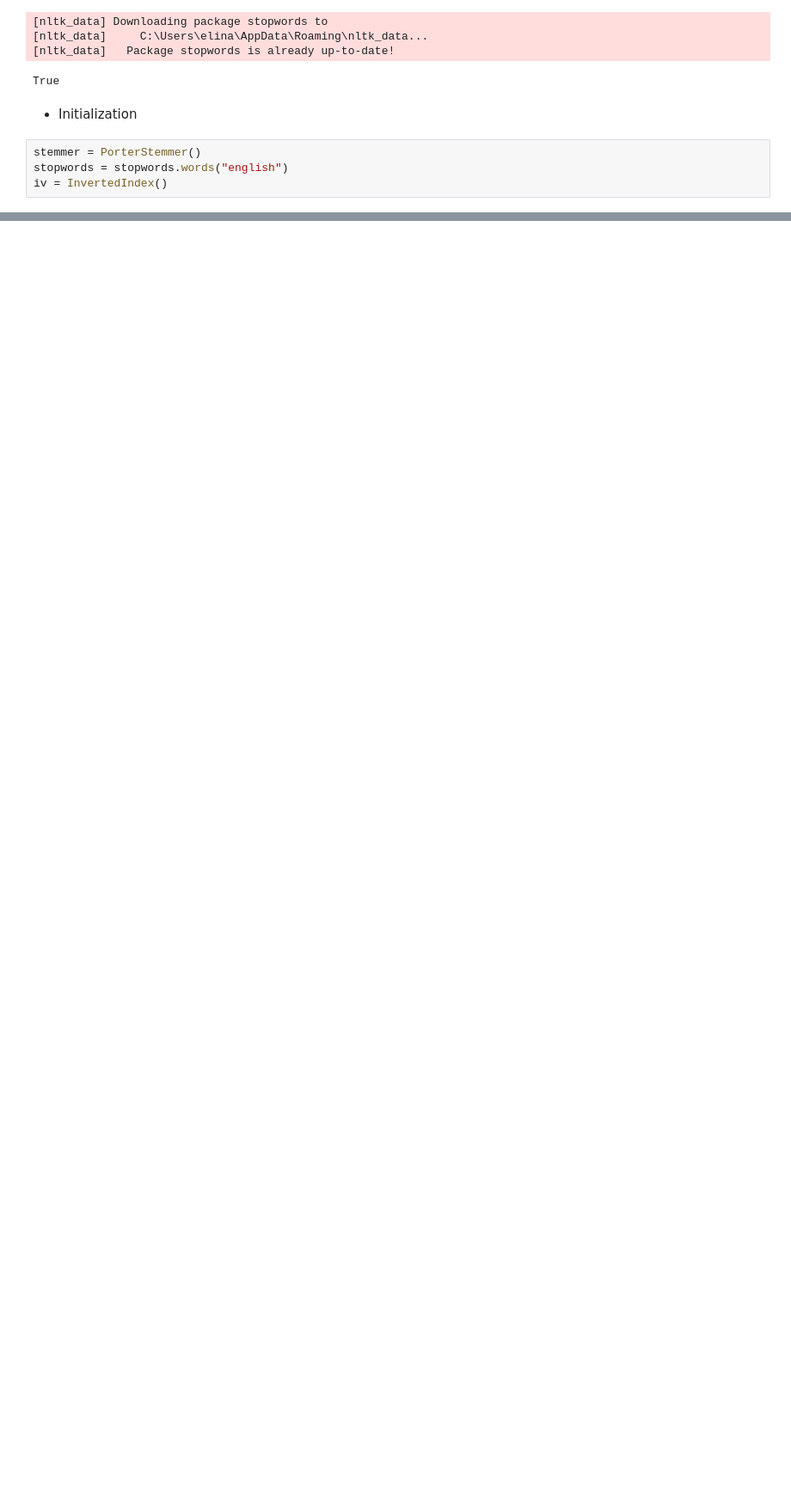
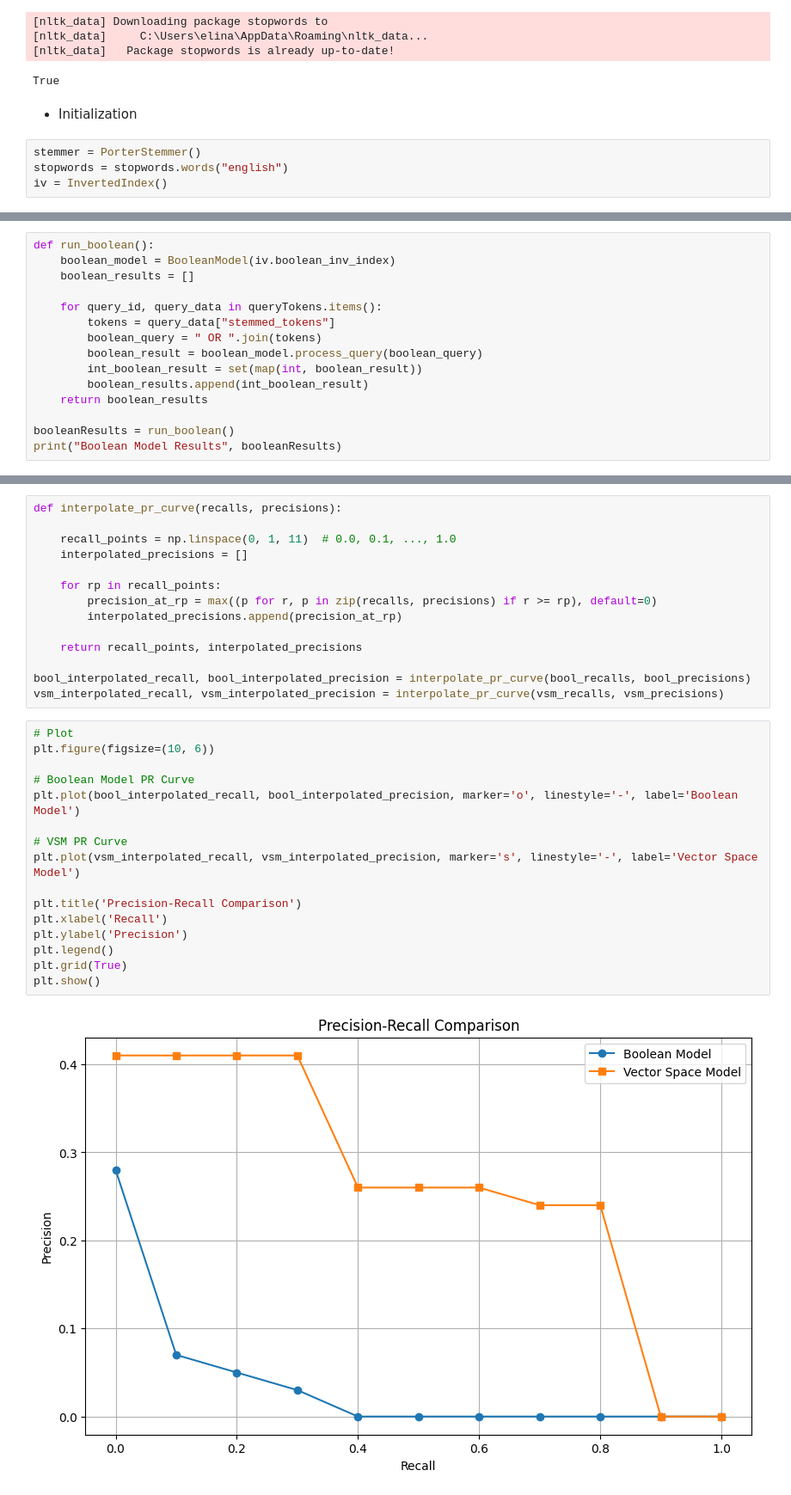
Before and after one commit to dimitramalatara99/dataRetrieval, a Jupyter notebook: main.ipynb, the cells around one changed output, grey strips where cells are left out. Shown at 86% size. Cells and saved outputs as stored; diff of their text form; blank space fills up the shorter version.

```diff
--- a/main.ipynb
+++ b/main.ipynb
@@ -41,0 +95,15 @@ vs_inv_index:  {'pseudomona': {'DF': 79, 'TF': {'00001': 5, '00006': 1, '00007':
+# %%
+def run_boolean():
+    boolean_model = BooleanModel(iv.boolean_inv_index)
+    boolean_results = []
+
+    for query_id, query_data in queryTokens.items():
+        tokens = query_data["stemmed_tokens"]
+        boolean_query = " OR ".join(tokens)
+        boolean_result = boolean_model.process_query(boolean_query)
+        int_boolean_result = set(map(int, boolean_result))
+        boolean_results.append(int_boolean_result)
+    return boolean_results
+
+booleanResults = run_boolean()
+print("Boolean Model Results", booleanResults)
@@ -41,0 +199,32 @@ vs_inv_index:  {'pseudomona': {'DF': 79, 'TF': {'00001': 5, '00006': 1, '00007':
+# %%
+def interpolate_pr_curve(recalls, precisions):
+
+    recall_points = np.linspace(0, 1, 11)  # 0.0, 0.1, ..., 1.0
+    interpolated_precisions = []
+
+    for rp in recall_points:
+        precision_at_rp = max((p for r, p in zip(recalls, precisions) if r >= rp), default=0)
+        interpolated_precisions.append(precision_at_rp)
+
+    return recall_points, interpolated_precisions
+
+bool_interpolated_recall, bool_interpolated_precision = interpolate_pr_curve(bool_recalls, bool_precisions)
+vsm_interpolated_recall, vsm_interpolated_precision = interpolate_pr_curve(vsm_recalls, vsm_precisions)
+# %%
+# Plot
+plt.figure(figsize=(10, 6))
+
+# Boolean Model PR Curve
+plt.plot(bool_interpolated_recall, bool_interpolated_precision, marker='o', linestyle='-', label='Boolean Model')
+
+# VSM PR Curve
+plt.plot(vsm_interpolated_recall, vsm_interpolated_precision, marker='s', linestyle='-', label='Vector Space Model')
+
+plt.title('Precision-Recall Comparison')
+plt.xlabel('Recall')
+plt.ylabel('Precision')
+plt.legend()
+plt.grid(True)
+plt.show()
+# %% [output]
+[figure, added]
```
Also changed, not shown: parts of 14 cells of this notebook, 3 other files.
